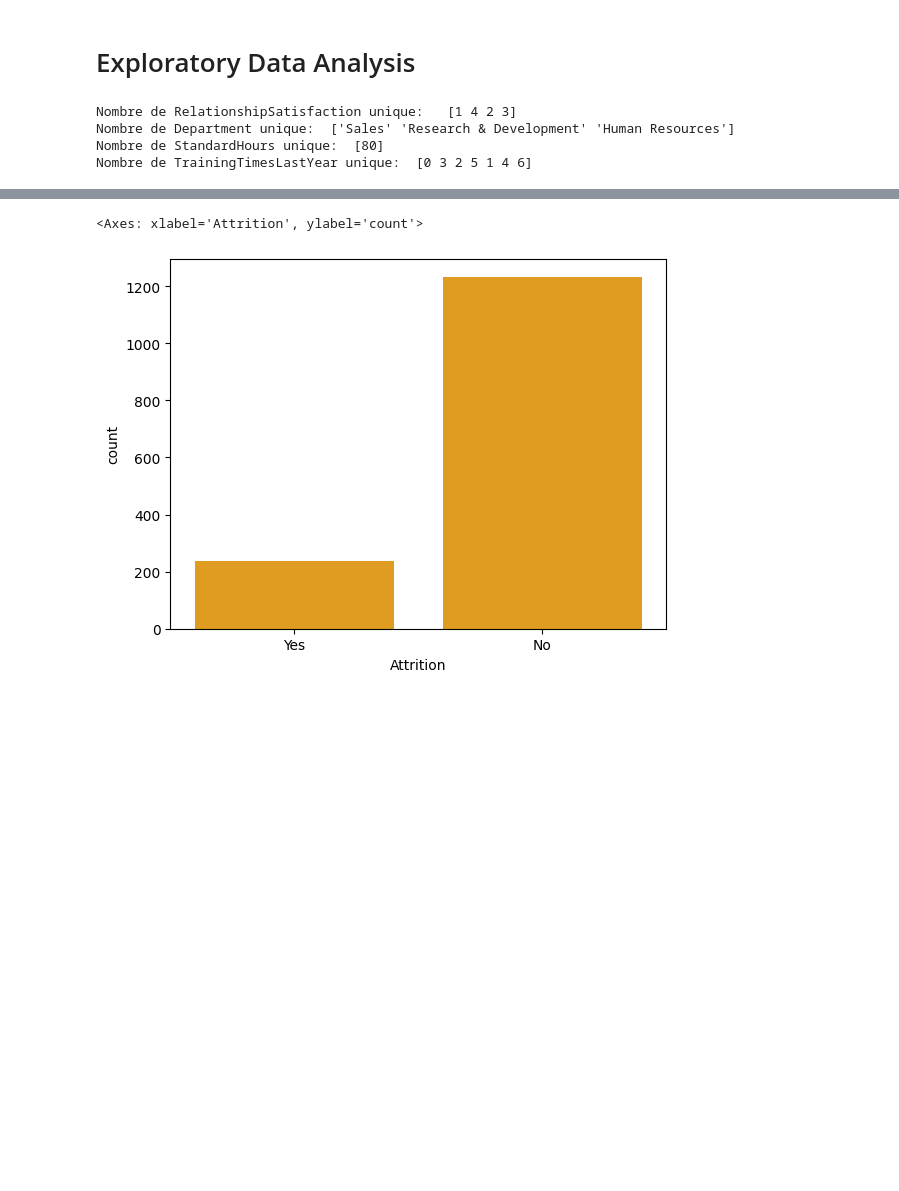
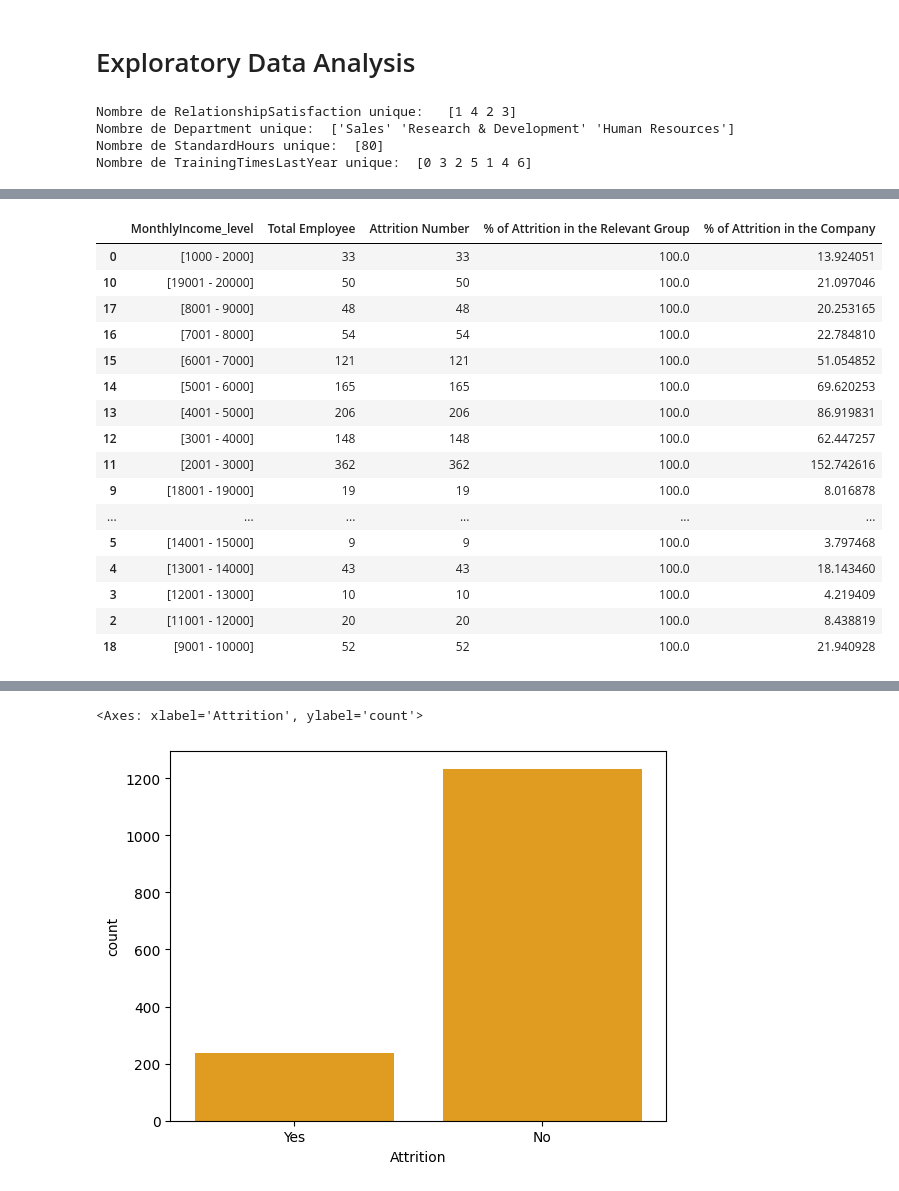
Before and after one commit to anass1209/MachineLearningProject, a Jupyter notebook: IBM HR Analytics Employee Attrition & Performance/modele.ipynb, the cells around one changed output, grey strips where cells are left out. Saved outputs shown, nothing was run; the diff lists cells and outputs as text; code cells hidden in the pictures; blank space fills up the shorter version.

```diff
--- a/IBM HR Analytics Employee Attrition & Performance/modele.ipynb
+++ b/IBM HR Analytics Employee Attrition & Performance/modele.ipynb
@@ -106,0 +673,20 @@ Nombre de TrainingTimesLastYear unique:  [0 3 2 5 1 4 6]
+# %%
+table_df('MonthlyIncome_level').sort_values(by='% of Attrition in the Relevant Group',ascending=False)
+# %% [output]
+|  | MonthlyIncome_level | Total Employee | Attrition Number | % of Attrition in the Relevant Group | % of Attrition in the Company |
+| 0 | [1000 - 2000] | 33 | 33 | 100.0 | 13.924051 |
+| 10 | [19001 - 20000] | 50 | 50 | 100.0 | 21.097046 |
+| 17 | [8001 - 9000] | 48 | 48 | 100.0 | 20.253165 |
+| 16 | [7001 - 8000] | 54 | 54 | 100.0 | 22.784810 |
+| 15 | [6001 - 7000] | 121 | 121 | 100.0 | 51.054852 |
+| 14 | [5001 - 6000] | 165 | 165 | 100.0 | 69.620253 |
+| 13 | [4001 - 5000] | 206 | 206 | 100.0 | 86.919831 |
+| 12 | [3001 - 4000] | 148 | 148 | 100.0 | 62.447257 |
+| 11 | [2001 - 3000] | 362 | 362 | 100.0 | 152.742616 |
+| 9 | [18001 - 19000] | 19 | 19 | 100.0 | 8.016878 |
+| ... | ... | ... | ... | ... | ... |
+| 5 | [14001 - 15000] | 9 | 9 | 100.0 | 3.797468 |
+| 4 | [13001 - 14000] | 43 | 43 | 100.0 | 18.143460 |
+| 3 | [12001 - 13000] | 10 | 10 | 100.0 | 4.219409 |
+| 2 | [11001 - 12000] | 20 | 20 | 100.0 | 8.438819 |
+| 18 | [9001 - 10000] | 52 | 52 | 100.0 | 21.940928 |
```
Also changed, not shown: parts of 104 cells of this notebook.
